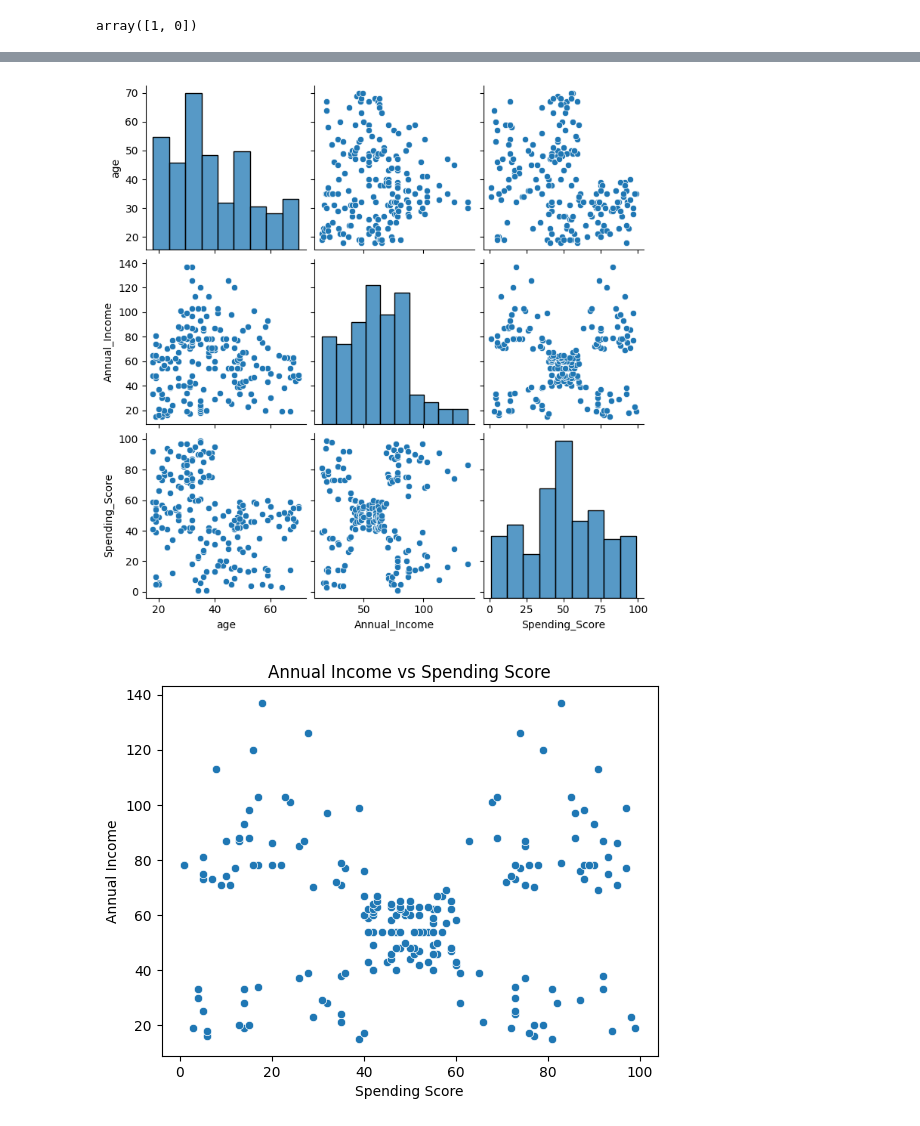
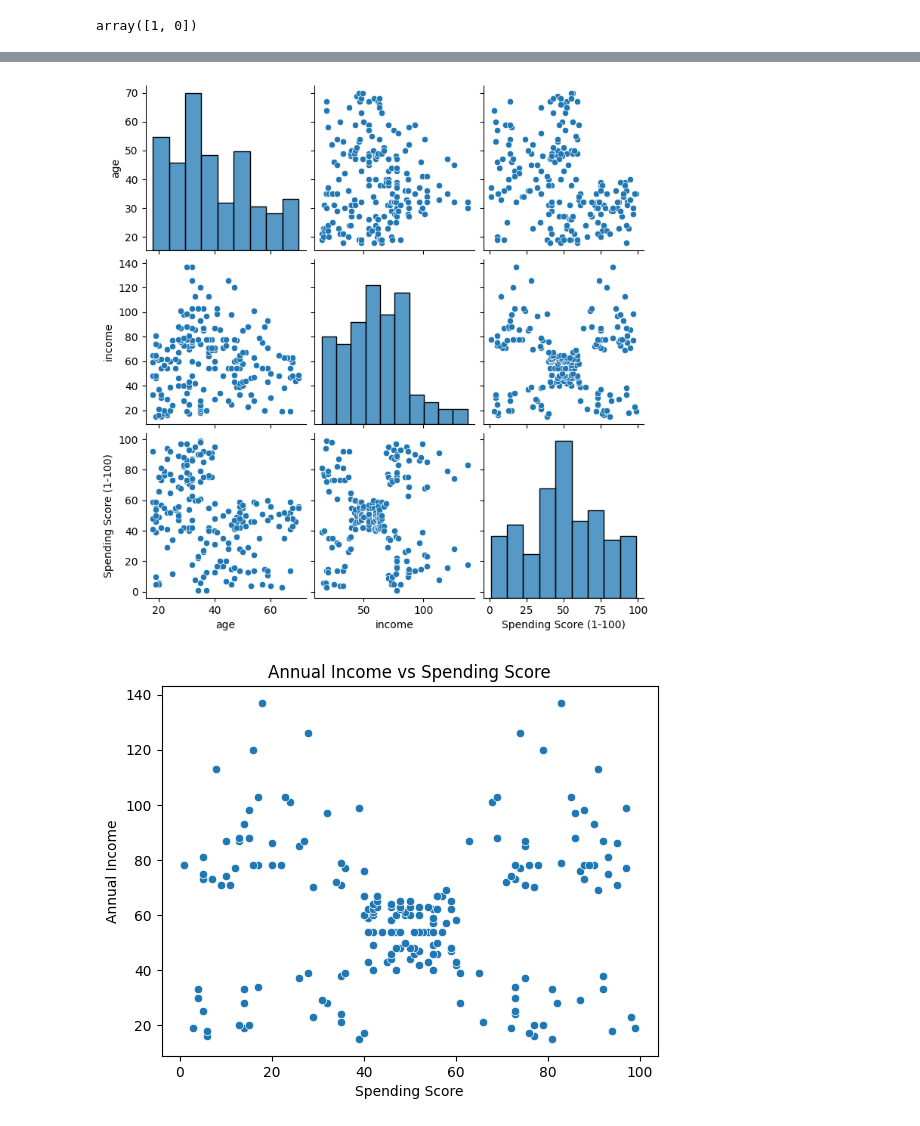
Before and after one commit to jahanOSTG/K-means_Clustering_Algorithm, a Jupyter notebook: k_means_clustering.ipynb, the cells around one changed output, grey strips where cells are left out. Saved outputs shown, nothing was run; the diff lists cells and outputs as text; code cells hidden in the pictures.

```diff
--- a/k_means_clustering.ipynb
+++ b/k_means_clustering.ipynb
@@ -131,8 +131,8 @@ upper_50.describe()
 # %%
 # histrogram
 # for visualization
-sns.pairplot(data,vars=['age','Annual_Income','Spending_Score'])
+sns.pairplot(data,vars=['age','income','Spending Score (1-100)'])
 plt.show()
 # %% [output]
-[figure, old version]
+[figure, new version]
 # %%
```
Also changed, not shown: parts of 18 cells of this notebook.
